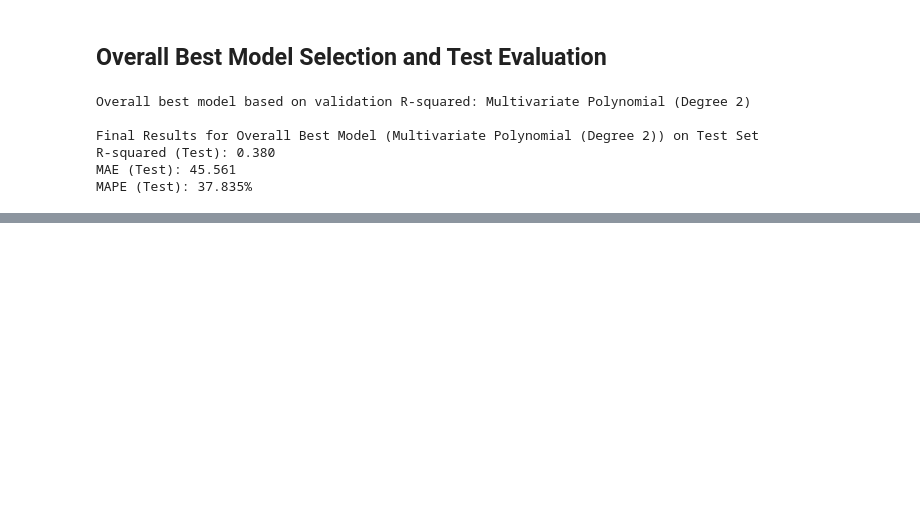
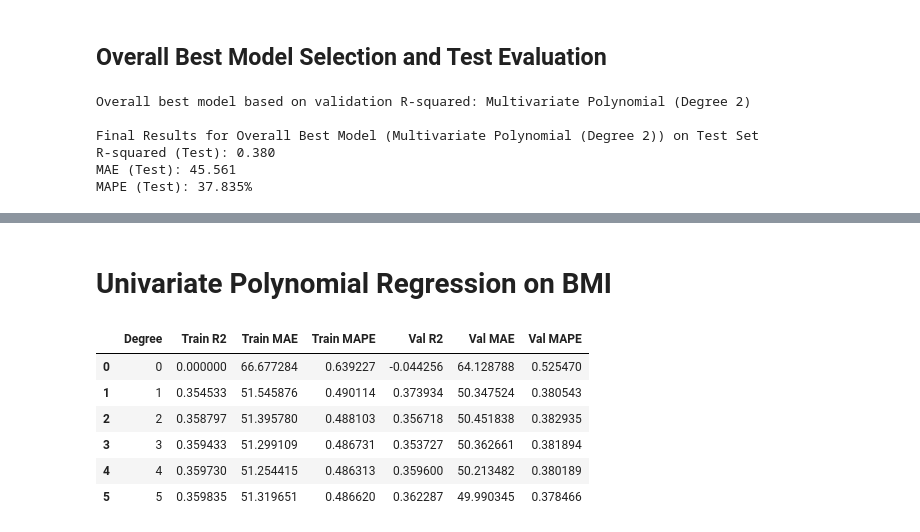
Before and after one commit to preetpalai/ProblemLab2_CSCN8010, a Jupyter notebook: PracticalLab2.ipynb, the cells around one changed output, grey strips where cells are left out. Saved outputs shown, nothing was run; the diff lists cells and outputs as text; code cells hidden in the pictures; blank space fills up the shorter version.

```diff
--- a/lab2.ipynb
+++ b/PracticalLab2.ipynb
@@ -636,3 +651,51 @@ To further improve the predictive capabilities and clinical utility, future work
 - **Hyperparameter Tuning:** Performing more exhaustive hyperparameter tuning using techniques like GridSearchCV or RandomizedSearchCV with cross-validation to find optimal model configurations.
 - **External Validation:** Testing the final model on independent, external datasets to rigorously assess its generalizability to new patient populations.
 Overall, this lab provided a strong foundation in applying various regression models and evaluation techniques. The transition from univariate to multivariate approaches clearly demonstrated the benefits of comprehensive feature utilization in predicting complex health outcomes.
+# %% [markdown]
+# Univariate Polynomial Regression on BMI
+# %%
+
+from sklearn.preprocessing import PolynomialFeatures
+from sklearn.linear_model import LinearRegression
+from sklearn.metrics import r2_score, mean_absolute_error, mean_absolute_percentage_error
+from sklearn.model_selection import train_test_split
+
+X_bmi = full_df[['bmi']]
+y = full_df['target']
+
+X_temp, X_test, y_temp, y_test = train_test_split(X_bmi, y, test_size=0.2, random_state=42)
+X_train, X_val, y_train, y_val = train_test_split(X_temp, y_temp, test_size=0.25, random_state=42)
+
+results = []
+
+for degree in range(6):
+    poly = PolynomialFeatures(degree)
+    X_train_poly = poly.fit_transform(X_train)
+    X_val_poly = poly.transform(X_val)
+
+    model = LinearRegression()
+    model.fit(X_train_poly, y_train)
+
+    y_train_pred = model.predict(X_train_poly)
+    y_val_pred = model.predict(X_val_poly)
+
+    results.append({
+        'Degree': degree,
+        'Train R2': r2_score(y_train, y_train_pred),
+        'Train MAE': mean_absolute_error(y_train, y_train_pred),
+        'Train MAPE': mean_absolute_percentage_error(y_train, y_train_pred),
+        'Val R2': r2_score(y_val, y_val_pred),
+        'Val MAE': mean_absolute_error(y_val, y_val_pred),
+        'Val MAPE': mean_absolute_percentage_error(y_val, y_val_pred),
+    })
+
+results_df = pd.DataFrame(results)
+results_df
+# %% [output]
+|  | Degree | Train R2 | Train MAE | Train MAPE | Val R2 | Val MAE | Val MAPE |
+| 0 | 0 | 0.000000 | 66.677284 | 0.639227 | -0.044256 | 64.128788 | 0.525470 |
+| 1 | 1 | 0.354533 | 51.545876 | 0.490114 | 0.373934 | 50.347524 | 0.380543 |
+| 2 | 2 | 0.358797 | 51.395780 | 0.488103 | 0.356718 | 50.451838 | 0.382935 |
+| 3 | 3 | 0.359433 | 51.299109 | 0.486731 | 0.353727 | 50.362661 | 0.381894 |
+| 4 | 4 | 0.359730 | 51.254415 | 0.486313 | 0.359600 | 50.213482 | 0.380189 |
+| 5 | 5 | 0.359835 | 51.319651 | 0.486620 | 0.362287 | 49.990345 | 0.378466 |
```
Also changed, not shown: parts of 32 cells of this notebook, 2 other files.
